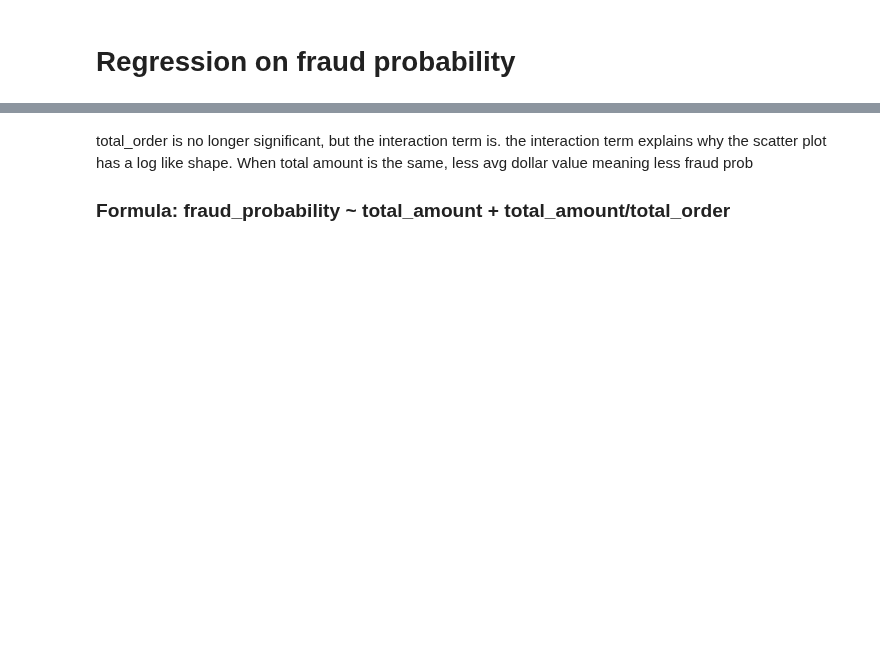
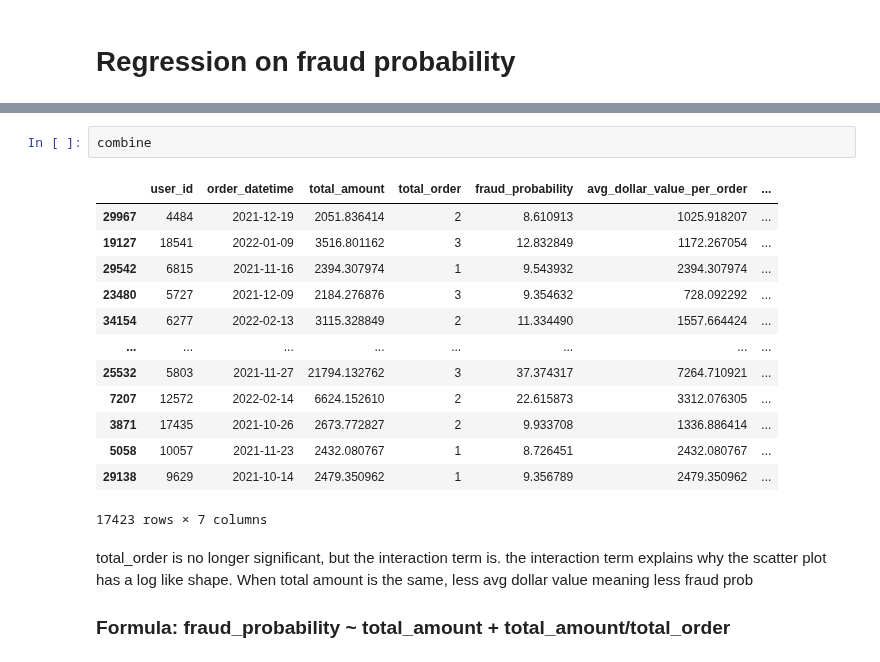
Before and after one commit to MAST30034-Applied-Data-Science/generic-buy-now-pay-later-project-group-19, a Jupyter notebook: notebooks/fraud.ipynb, the cells around one changed output, grey strips where cells are left out. Saved outputs shown, nothing was run; the diff lists cells and outputs as text; blank space fills up the shorter version.

```diff
--- a/notebooks/fraud.ipynb
+++ b/notebooks/fraud.ipynb
@@ -162,3 +303,19 @@ strong multicollinearity or other numerical problems.
+# %%
+combine
+# %% [output]
+|  | user_id | order_datetime | total_amount | total_order | fraud_probability | avg_dollar_value_per_order | ... |
+| 29967 | 4484 | 2021-12-19 | 2051.836414 | 2 | 8.610913 | 1025.918207 | ... |
+| 19127 | 18541 | 2022-01-09 | 3516.801162 | 3 | 12.832849 | 1172.267054 | ... |
+| 29542 | 6815 | 2021-11-16 | 2394.307974 | 1 | 9.543932 | 2394.307974 | ... |
+| 23480 | 5727 | 2021-12-09 | 2184.276876 | 3 | 9.354632 | 728.092292 | ... |
+| 34154 | 6277 | 2022-02-13 | 3115.328849 | 2 | 11.334490 | 1557.664424 | ... |
+| ... | ... | ... | ... | ... | ... | ... | ... |
+| 25532 | 5803 | 2021-11-27 | 21794.132762 | 3 | 37.374317 | 7264.710921 | ... |
+| 7207 | 12572 | 2022-02-14 | 6624.152610 | 2 | 22.615873 | 3312.076305 | ... |
+| 3871 | 17435 | 2021-10-26 | 2673.772827 | 2 | 9.933708 | 1336.886414 | ... |
+| 5058 | 10057 | 2021-11-23 | 2432.080767 | 1 | 8.726451 | 2432.080767 | ... |
+| 29138 | 9629 | 2021-10-14 | 2479.350962 | 1 | 9.356789 | 2479.350962 | ... |
+17423 rows × 7 columns
 # %% [markdown]
 total_order is no longer significant, but the interaction term is.
 the interaction term explains why the scatter plot has a log like shape.
```
Also changed, not shown: parts of 11 cells of this notebook.
